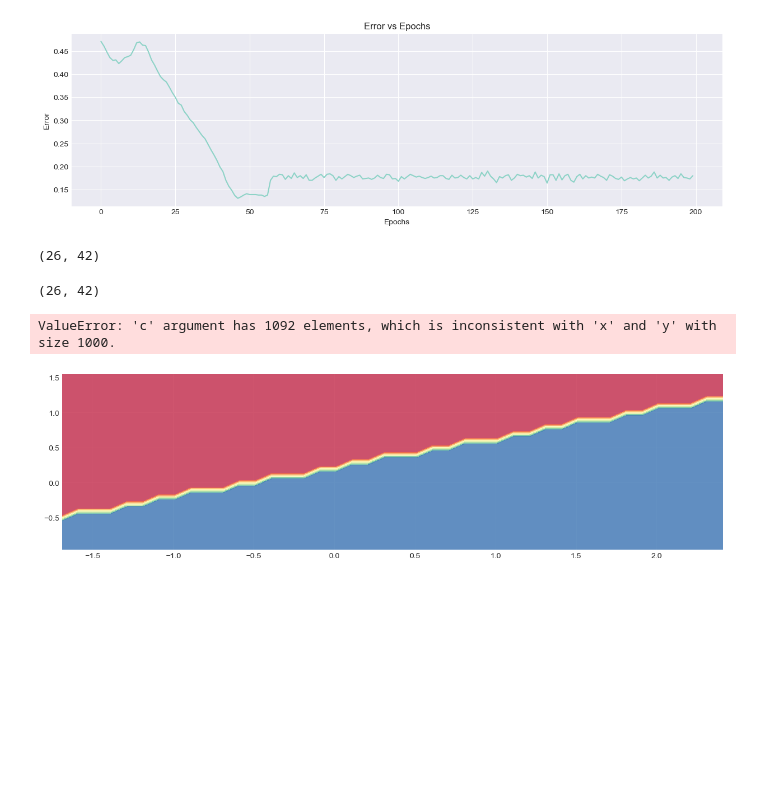
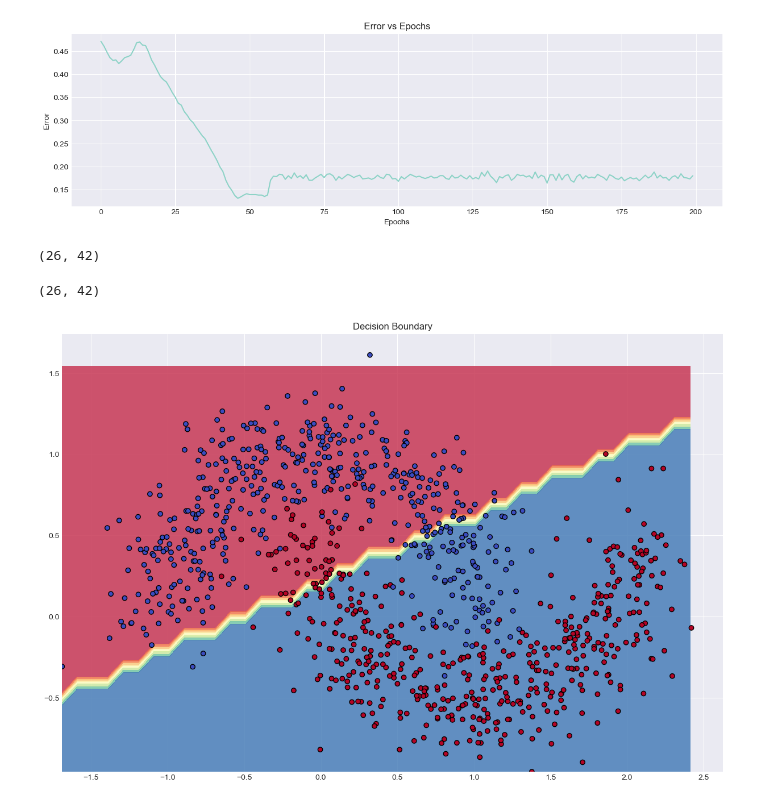
Before and after one commit to sngrajesh/DeepLearningAndNeuralNetworks, a Jupyter notebook: Day02/L02_single_layer_network.ipynb, the cells around one changed output. Cells and saved outputs as stored; diff of their text form; code cells hidden in the pictures; blank space fills up the shorter version.

Commit message:
Conture plotting

```diff
--- a/Day02/L02_single_layer_network.ipynb
+++ b/Day02/L02_single_layer_network.ipynb
@@ -198,7 +198,6 @@ plt.show()
 [figure]
 # %%
 def plot_decision_boundary(wts, X):
-    fig, ax = plt.subplots()
     dm = 0.1
 
     # Minimum and maximum values along each axis
@@ -212,34 +211,35 @@ def plot_decision_boundary(wts, X):
     )
 
     display(xx.shape, yy.shape)
 
     XX = np.c_[
         xx.ravel(),
         yy.ravel()
     ]
 
     XX = np.hstack((
         XX,
         np.ones((XX.shape[0], 1))
     ))
 
     y_pred = []
 
     for row in XX:
         y_p = predict(row, wts)
         y_pred.append(y_p)
 
     Z = np.array(y_pred).reshape(xx.shape)
 
+
+    fig, ax = plt.subplots(figsize=(15, 10))
     ax.contourf(xx, yy, Z, cmap=plt.cm.Spectral, alpha = 0.8)
-    ax.scatter(X[:, 0], X[:, 1], c=y_pred, cmap=CMAP, edgecolors='k')
+    ax.scatter(X[:, 0], X[:, 1], c=X[:, 2], cmap=CMAP, edgecolors='k')
     ax.set_title('Decision Boundary')
     plt.show()
 
 
-plot_decision_boundary(weights, X)
+plot_decision_boundary(weights, data_train)
 # %% [output]
 (26, 42)
 (26, 42)
-ValueError: 'c' argument has 1092 elements, which is inconsistent with 'x' and 'y' with size 1000.
-[figure, old version]
+[figure, new version]
```
